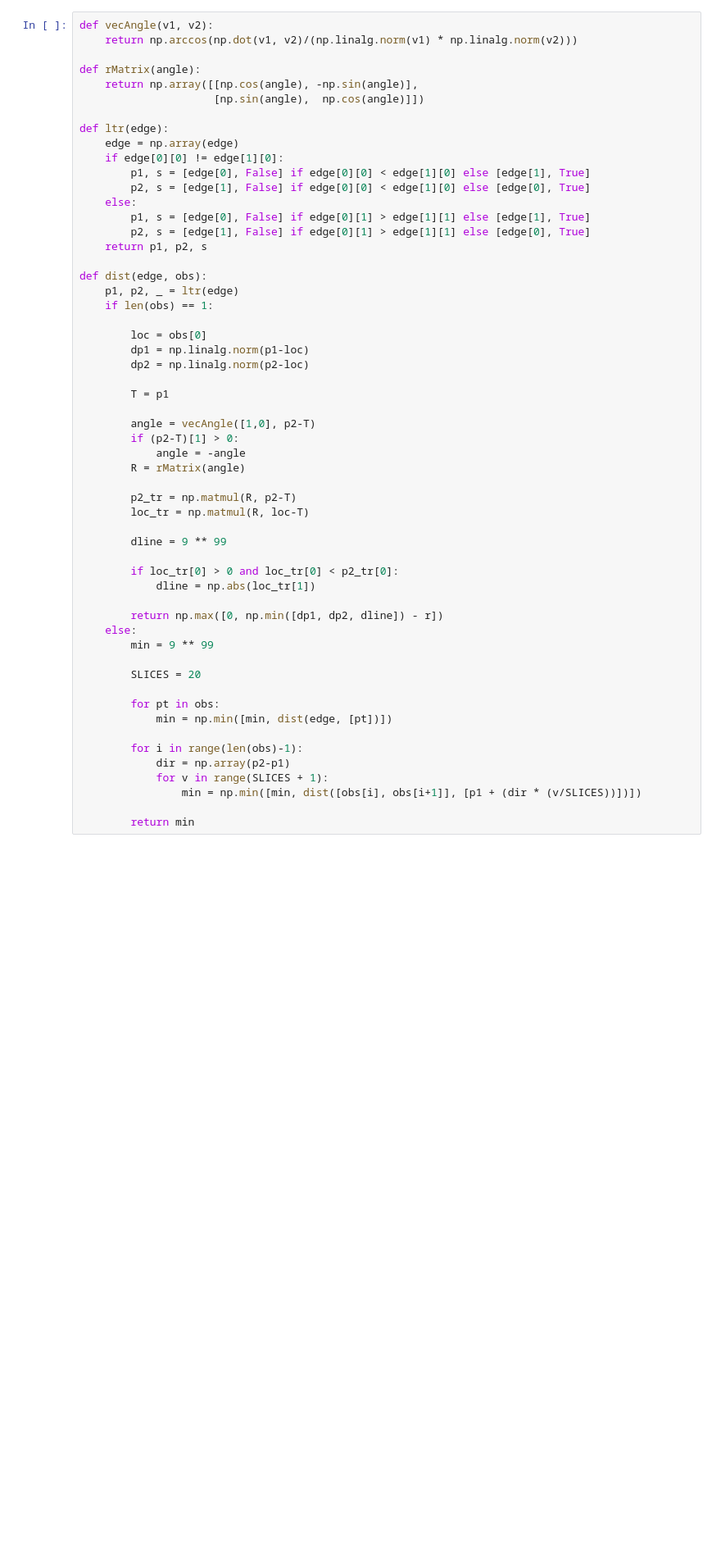
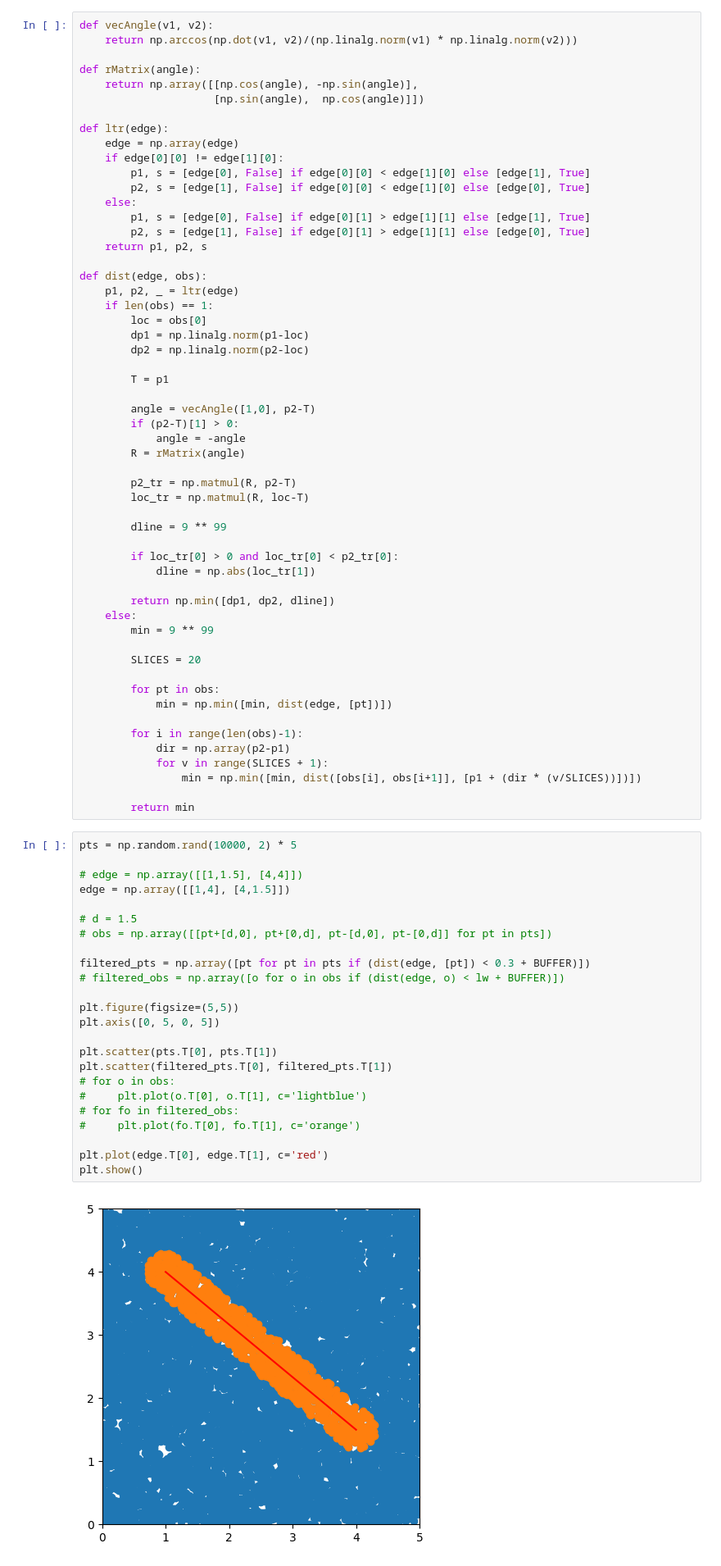
Before and after one commit to gkrastev99/SequenceMaps, a Jupyter notebook: obstacles/bending.ipynb, the cells around one changed output. Shown: that part at 82% size. Drawn from its saved outputs; the diff is of its cells as text; blank space fills up the shorter version.

```diff
--- a/obstacles/bending.ipynb
+++ b/obstacles/bending.ipynb
@@ -39,7 +39,6 @@ def ltr(edge):
 def dist(edge, obs):
     p1, p2, _ = ltr(edge)
     if len(obs) == 1:
-
         loc = obs[0]
         dp1 = np.linalg.norm(p1-loc)
         dp2 = np.linalg.norm(p2-loc)
@@ -59,7 +58,7 @@ def dist(edge, obs):
         if loc_tr[0] > 0 and loc_tr[0] < p2_tr[0]:
             dline = np.abs(loc_tr[1])
 
-        return np.max([0, np.min([dp1, dp2, dline]) - r])
+        return np.min([dp1, dp2, dline])
     else:
         min = 9 ** 99
 
@@ -74,6 +73,32 @@ def dist(edge, obs):
                 min = np.min([min, dist([obs[i], obs[i+1]], [p1 + (dir * (v/SLICES))])])
 
         return min
+# %%
+pts = np.random.rand(10000, 2) * 5
+
+# edge = np.array([[1,1.5], [4,4]])
+edge = np.array([[1,4], [4,1.5]])
+
+# d = 1.5
+# obs = np.array([[pt+[d,0], pt+[0,d], pt-[d,0], pt-[0,d]] for pt in pts])
+
+filtered_pts = np.array([pt for pt in pts if (dist(edge, [pt]) < 0.3 + BUFFER)])
+# filtered_obs = np.array([o for o in obs if (dist(edge, o) < lw + BUFFER)])
+
+plt.figure(figsize=(5,5))
+plt.axis([0, 5, 0, 5])
+
+plt.scatter(pts.T[0], pts.T[1])
+plt.scatter(filtered_pts.T[0], filtered_pts.T[1])
+# for o in obs:
+#     plt.plot(o.T[0], o.T[1], c='lightblue')
+# for fo in filtered_obs:
+#     plt.plot(fo.T[0], fo.T[1], c='orange')
+
+plt.plot(edge.T[0], edge.T[1], c='red')
+plt.show()
+# %% [output]
+[figure, added]
 # %%
 # gets the bending points
 # midpoints based on the axis aligned bounding box:
```
Also changed, not shown: parts of 9 cells of this notebook.
